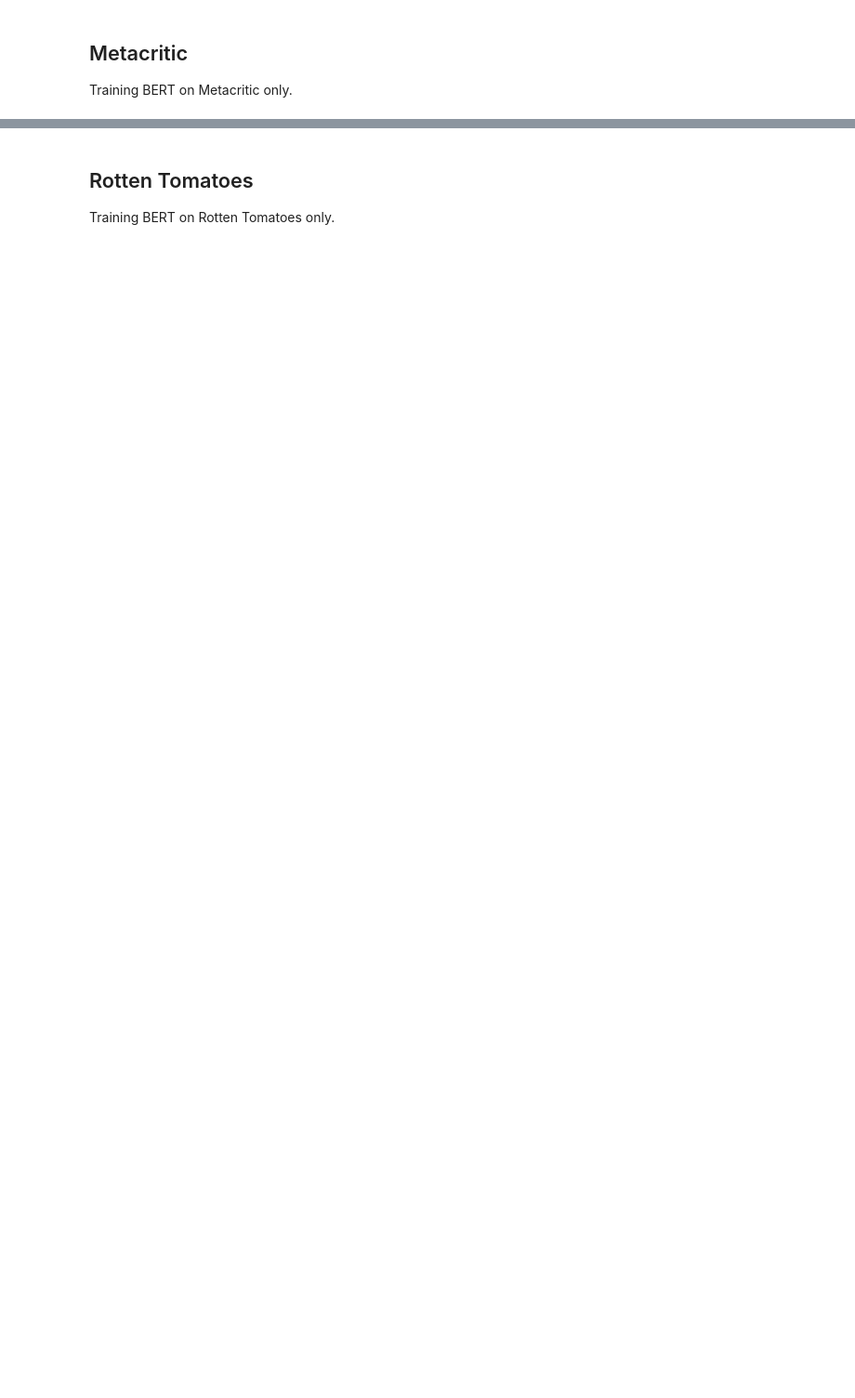
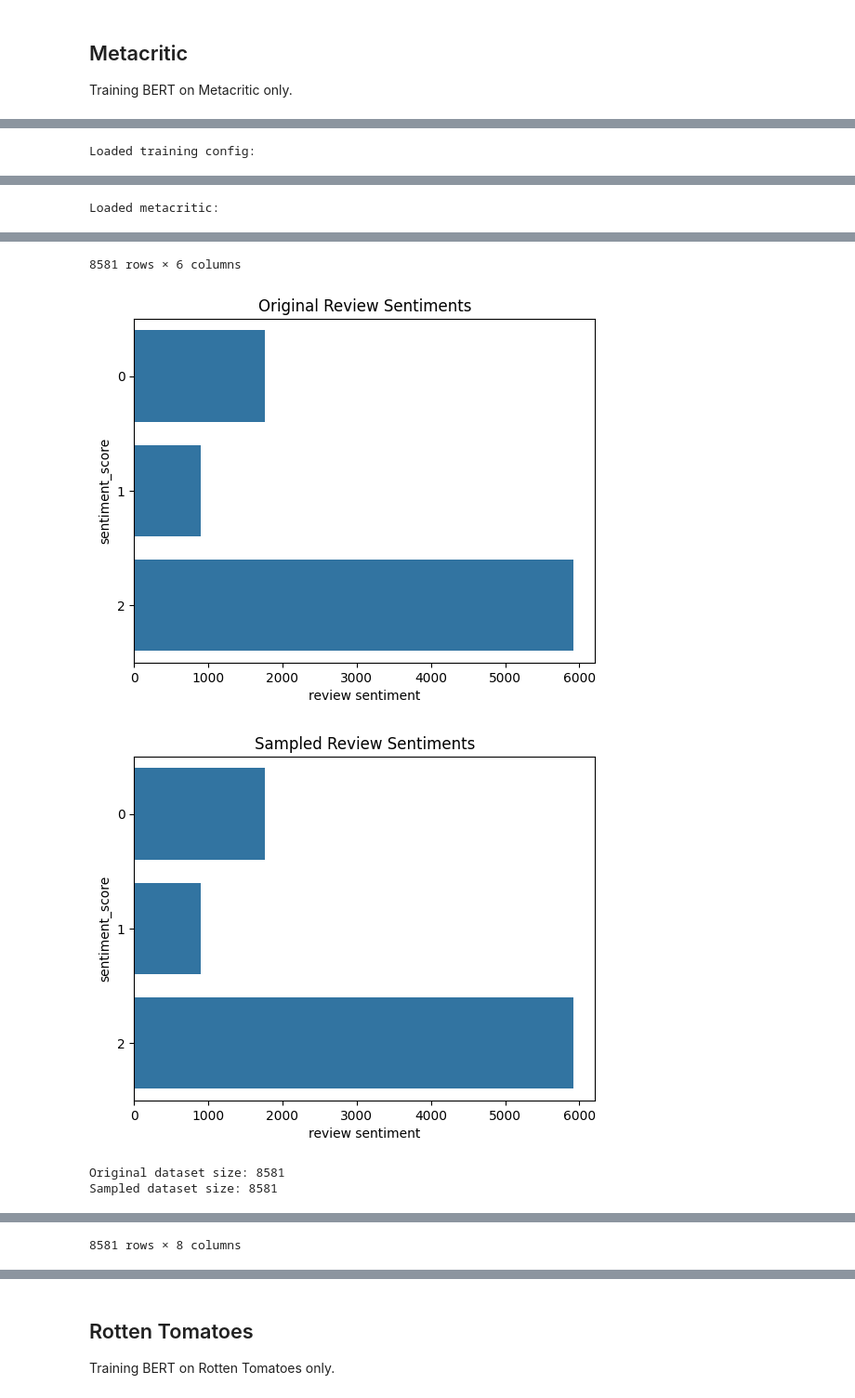
Before and after one commit to Atlinx/BERT-TLSA-paper, a Jupyter notebook: notebooks/model.ipynb, the cells around one changed output, grey strips where cells are left out. Shown at 93% size. Drawn from its saved outputs; the diff is of its cells as text; code cells hidden in the pictures; blank space fills up the shorter version.

```diff
--- a/notebooks/model.ipynb
+++ b/notebooks/model.ipynb
@@ -1177,0 +1135,4 @@ Training start for 'metacritic' finetuning...
+# %%
+global_dataset_train_loop("metacritic")
+# %% [output]
+Loaded training config:
@@ -1177,0 +1147 @@ Training start for 'metacritic' finetuning...
+Loaded metacritic:
@@ -1177,0 +1160,5 @@ Training start for 'metacritic' finetuning...
+8581 rows × 6 columns
+[figure, added]
+[figure, added]
+Original dataset size: 8581
+Sampled dataset size: 8581
@@ -1177,0 +1177 @@ Training start for 'metacritic' finetuning...
+8581 rows × 8 columns
```
Also changed, not shown: parts of 18 cells of this notebook, 4 other files.
